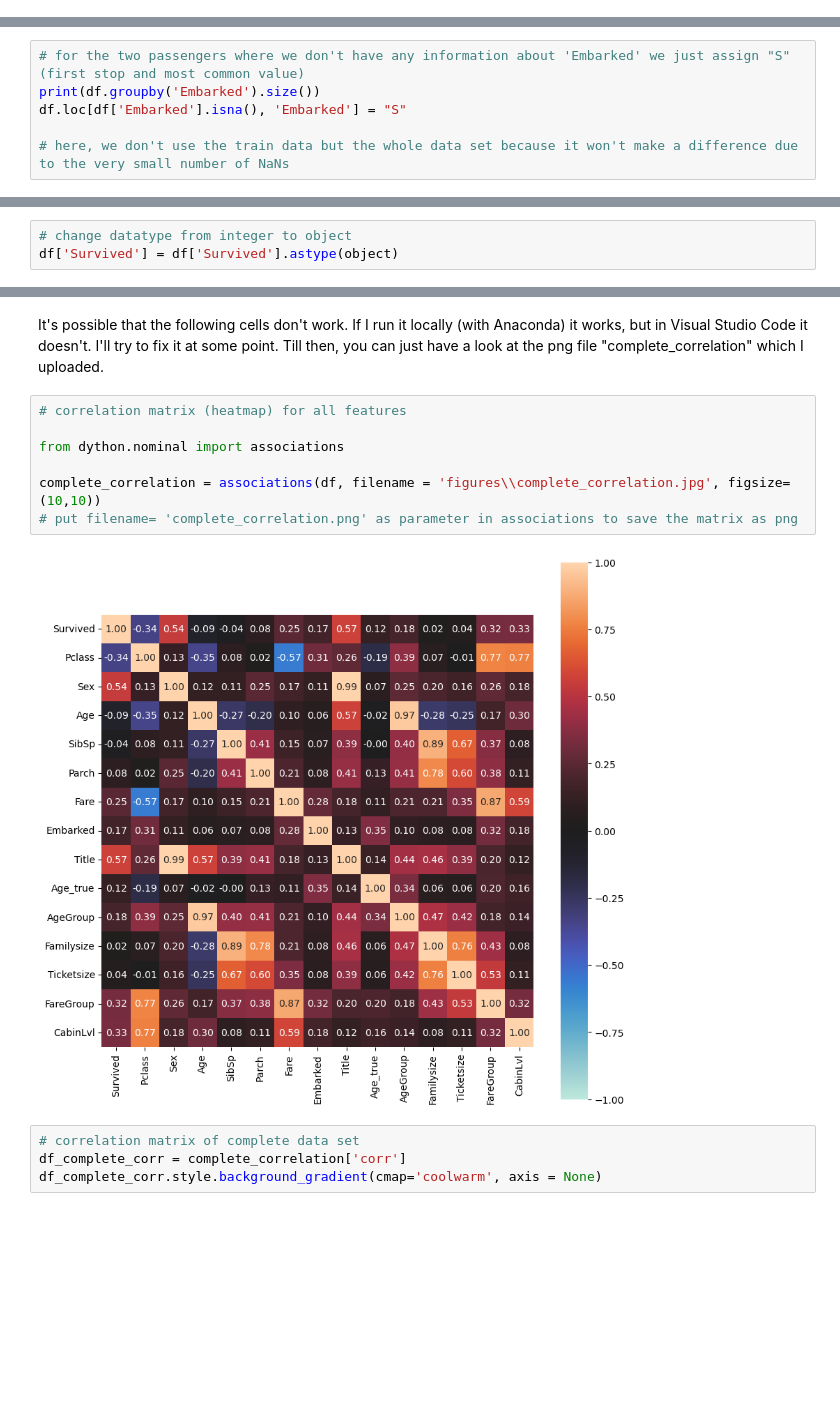
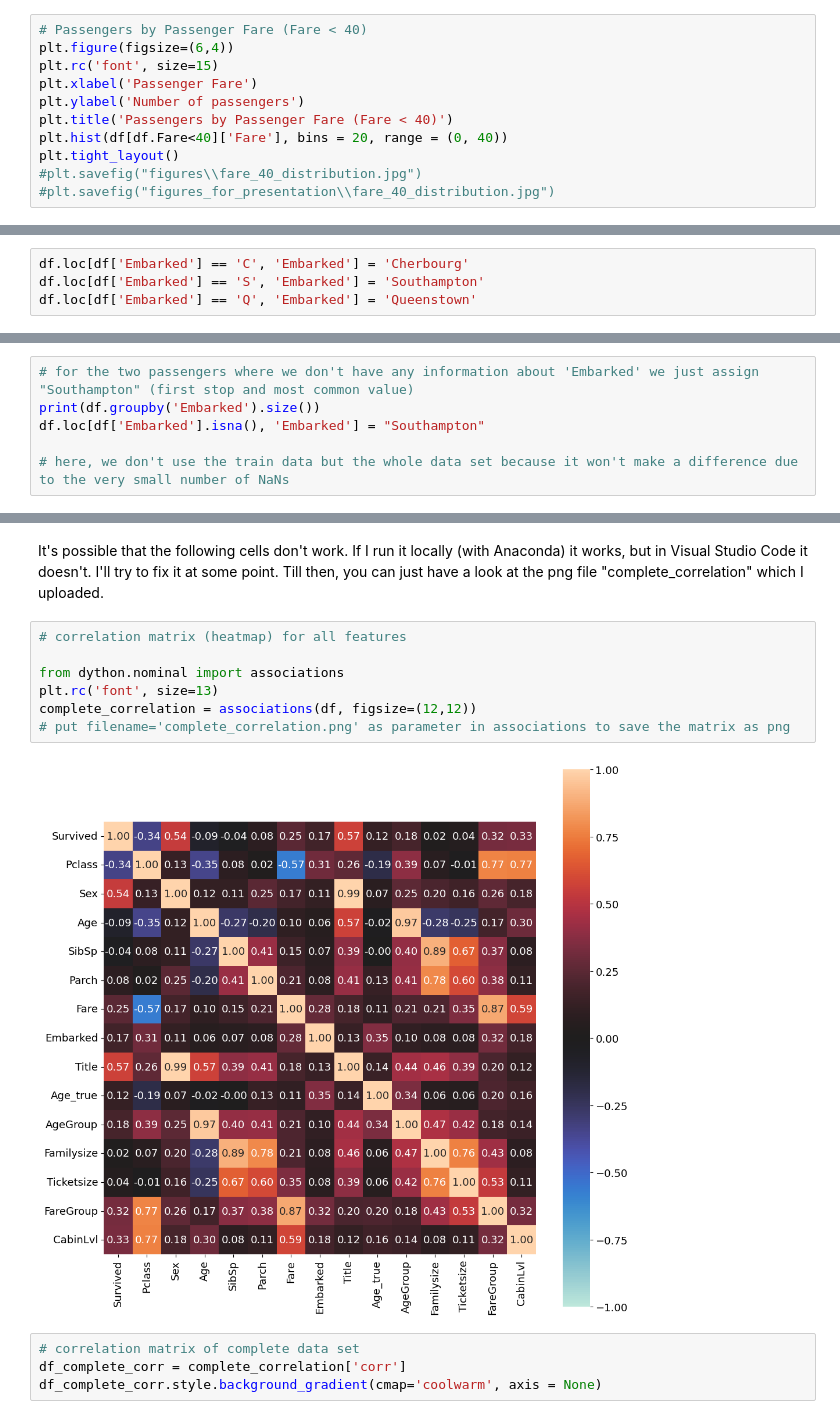
Before and after one commit to mariusjb/dm1-titanic, a Jupyter notebook: preprocessing.ipynb, the cells around one changed output, grey strips where cells are left out. Saved outputs shown, nothing was run; the diff lists cells and outputs as text; blank space fills up the shorter version.

```diff
--- a/preprocessing.ipynb
+++ b/preprocessing.ipynb
@@ -373,0 +605,11 @@ plt.show()
+# %%
+# Passengers by Passenger Fare (Fare < 40)
+plt.figure(figsize=(6,4))
+plt.rc('font', size=15)
+plt.xlabel('Passenger Fare')
+plt.ylabel('Number of passengers')
+plt.title('Passengers by Passenger Fare (Fare < 40)')
+plt.hist(df[df.Fare<40]['Fare'], bins = 20, range = (0, 40))
+plt.tight_layout()
+#plt.savefig("figures\\fare_40_distribution.jpg")
+#plt.savefig("figures_for_presentation\\fare_40_distribution.jpg")
@@ -481,6 +725,10 @@ dtype: int64
 # %% [markdown]
 #### Embarked
 There are two NaNs in the column 'Embarked' which we replace by the most common value for 'Embarked'.
+# %%
+df.loc[df['Embarked'] == 'C', 'Embarked'] = 'Cherbourg'
+df.loc[df['Embarked'] == 'S', 'Embarked'] = 'Southampton'
+df.loc[df['Embarked'] == 'Q', 'Embarked'] = 'Queenstown'
 # %%
 # not needed, just nice to know and maybe for our conclusion?
 
@@ -509,9 +757,9 @@ df[df['Embarked'].isna()]
 | 61 | 1 | 1 | female | 38.0 | 0 | 0 | 80.0 | NaN | Ms | True | 38.0 | ... |
 | 829 | 1 | 1 | female | 62.0 | 0 | 0 | 80.0 | NaN | Mrs | True | 62.0 | ... |
 # %%
-# for the two passengers where we don't have any information about 'Embarked' we just assign "S" (first stop and most common value)
+# for the two passengers where we don't have any information about 'Embarked' we just assign "Southampton" (first stop and most common value)
 print(df.groupby('Embarked').size())
-df.loc[df['Embarked'].isna(), 'Embarked'] = "S"
+df.loc[df['Embarked'].isna(), 'Embarked'] = "Southampton"
 
 # here, we don't use the train data but the whole data set because it won't make a difference due to the very small number of NaNs
 # %% [output]
@@ -537,3 +775,0 @@ df['Survived'].mean()
-# %%
-# change datatype from integer to object
-df['Survived'] = df['Survived'].astype(object)
@@ -581,12 +808,12 @@ It's possible that the following cells don't work. If I run it locally (with Ana
 # %%
 # correlation matrix (heatmap) for all features
 
 from dython.nominal import associations
-
-complete_correlation = associations(df, filename = 'figures\\complete_correlation.jpg', figsize=(10,10))
-# put filename= 'complete_correlation.png' as parameter in associations to save the matrix as png
+plt.rc('font', size=13)
+complete_correlation = associations(df, figsize=(12,12))
+# put filename='complete_correlation.png' as parameter in associations to save the matrix as png
 # %% [output]
-[figure, old version]
+[figure, new version]
 # %%
 # correlation matrix of complete data set
 df_complete_corr = complete_correlation['corr']
```
Also changed, not shown: parts of 62 cells of this notebook, 14 other files.
